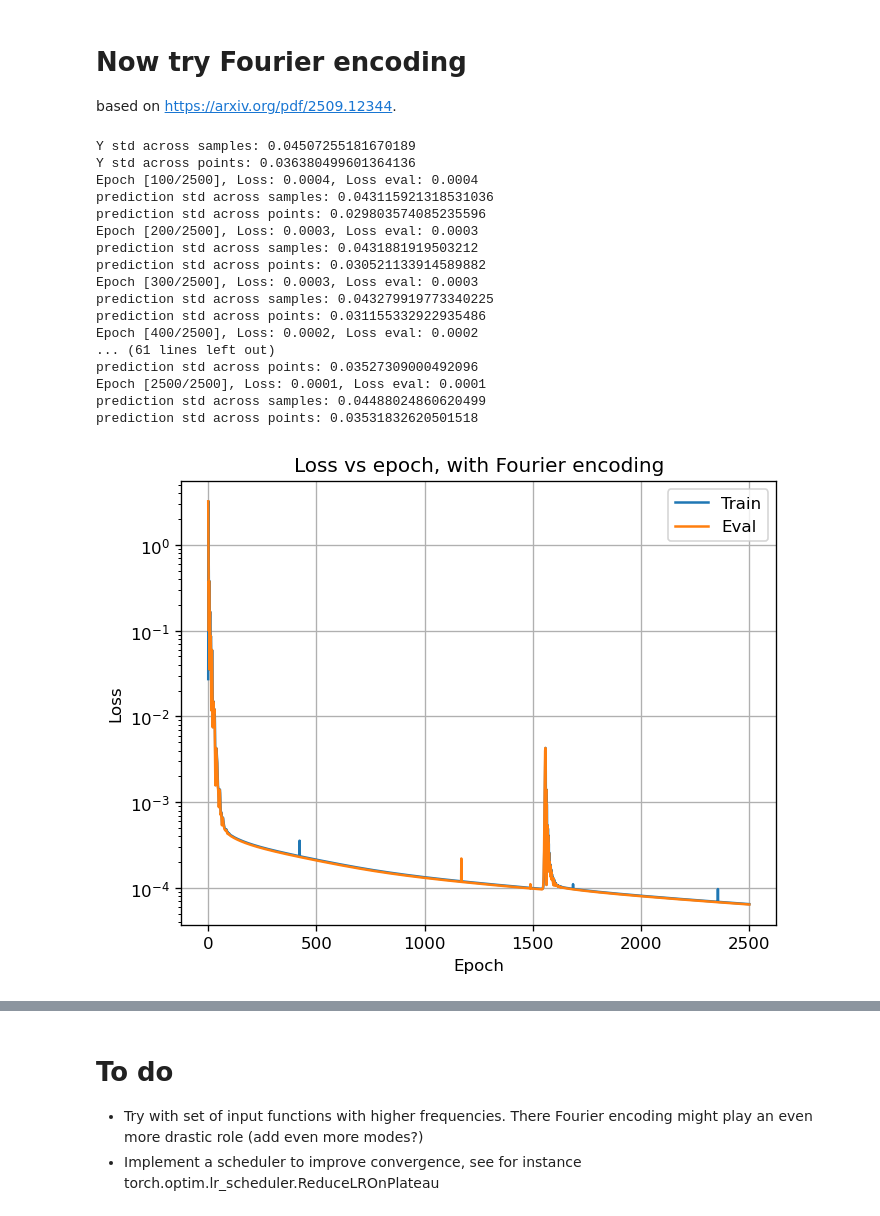
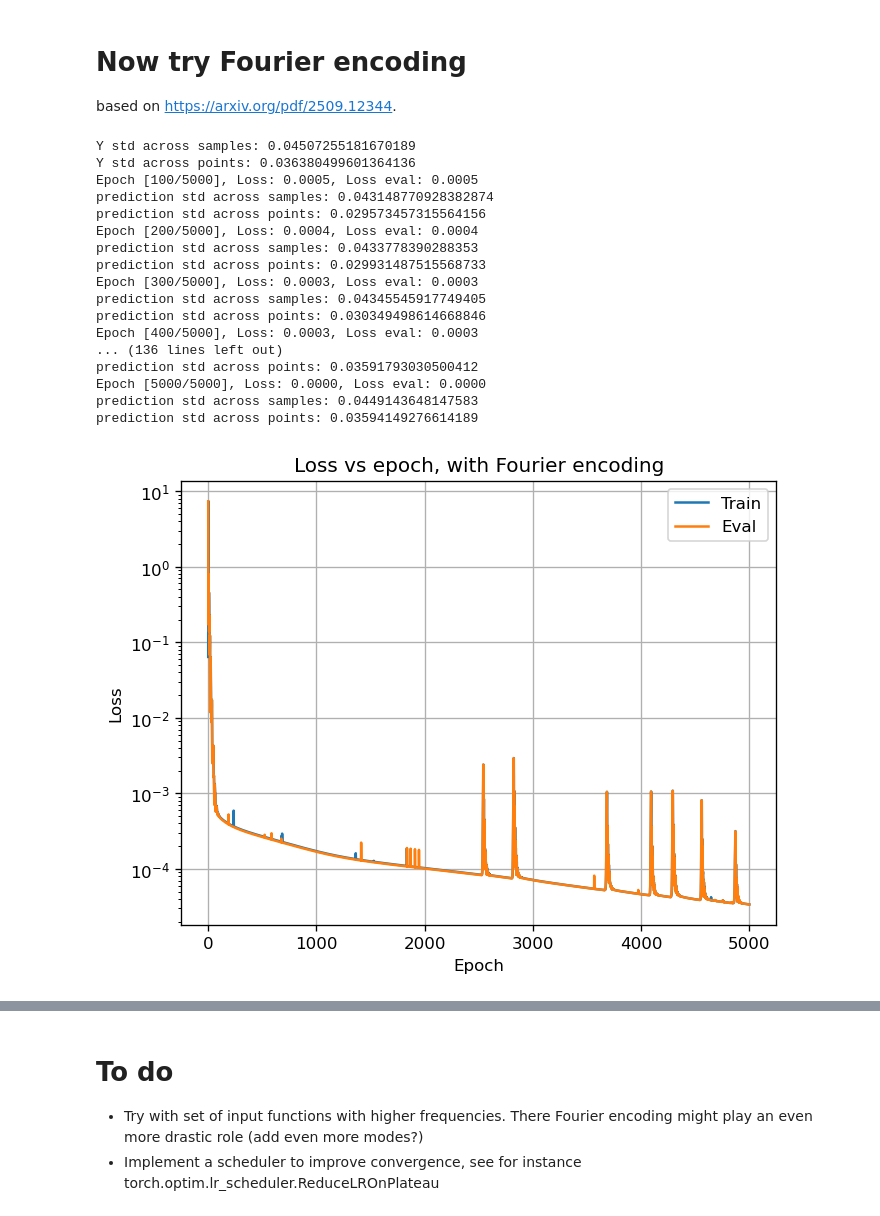
Before and after one commit to sottoviafilippo/trying-out-neural-operators, a Jupyter notebook: deepOnet_trials.ipynb, the cells around one changed output, grey strips where cells are left out. Cells and saved outputs as stored; diff of their text form; code cells hidden in the pictures.

```diff
--- a/deepOnet_trials.ipynb
+++ b/deepOnet_trials.ipynb
@@ -93,47 +93,47 @@ based on https://arxiv.org/pdf/2509.12344.
 # %%
 x_branch = np.linspace(-1, 1, 20)
 y_branch = np.linspace(-1, 1, 20)
 X_branch, Y_branch = np.meshgrid(x_branch, y_branch, indexing="ij")
 coords_branch = np.stack([X_branch.ravel(), Y_branch.ravel()], axis=-1)
 
 don_fourier = deepOnet_fourier_embedded_v2(x_coords_for_branch = coords_branch, N_nodes_branch = 200, N_nodes_trunk = 200, latent_dimension = 200)
 
-don_fourier.fit_from_npz('data/dataset.npz', 2500)
+don_fourier.fit_from_npz('data/dataset.npz', 5000)
 
 plt.figure(dpi = 120)
 plt.title("Loss vs epoch, with Fourier encoding")
 plt.xlabel('Epoch')
 plt.ylabel("Loss")
 plt.semilogy(don_fourier.epochs, don_fourier.losses, label = "Train")
 plt.semilogy(don_fourier.epochs, don_fourier.losses_eval, label = "Eval")
 plt.legend()
 plt.grid()
 plt.show()
 
 plt.figure(dpi = 120)
 plt.title("Rel. error on eval dataset vs epoch, Fourier encoding")
 plt.xlabel('Epoch')
 plt.ylabel("Rel. Error")
 plt.semilogy(don_fourier.epochs, don_fourier.rel_errors_eval)
 plt.legend()
 plt.grid()
 plt.show()
 # %% [output]
 Y std across samples: 0.04507255181670189
 Y std across points: 0.036380499601364136
-Epoch [100/2500], Loss: 0.0004, Loss eval: 0.0004
-prediction std across samples: 0.043115921318531036
-prediction std across points: 0.029803574085235596
-Epoch [200/2500], Loss: 0.0003, Loss eval: 0.0003
-prediction std across samples: 0.0431881919503212
-prediction std across points: 0.030521133914589882
-Epoch [300/2500], Loss: 0.0003, Loss eval: 0.0003
-prediction std across samples: 0.043279919773340225
-prediction std across points: 0.031155332922935486
-Epoch [400/2500], Loss: 0.0002, Loss eval: 0.0002
-... (61 lines left out)
-prediction std across points: 0.03527309000492096
-Epoch [2500/2500], Loss: 0.0001, Loss eval: 0.0001
-prediction std across samples: 0.04488024860620499
-prediction std across points: 0.03531832620501518
+Epoch [100/5000], Loss: 0.0005, Loss eval: 0.0005
+prediction std across samples: 0.043148770928382874
+prediction std across points: 0.029573457315564156
+Epoch [200/5000], Loss: 0.0004, Loss eval: 0.0004
+prediction std across samples: 0.0433778390288353
+prediction std across points: 0.029931487515568733
+Epoch [300/5000], Loss: 0.0003, Loss eval: 0.0003
+prediction std across samples: 0.04345545917749405
+prediction std across points: 0.030349498614668846
+Epoch [400/5000], Loss: 0.0003, Loss eval: 0.0003
+... (136 lines left out)
+prediction std across points: 0.03591793030500412
+Epoch [5000/5000], Loss: 0.0000, Loss eval: 0.0000
+prediction std across samples: 0.0449143648147583
+prediction std across points: 0.03594149276614189
-[figure, old version]
+[figure, new version]
```
Also changed, not shown: parts of 5 cells of this notebook, 1 other file.
